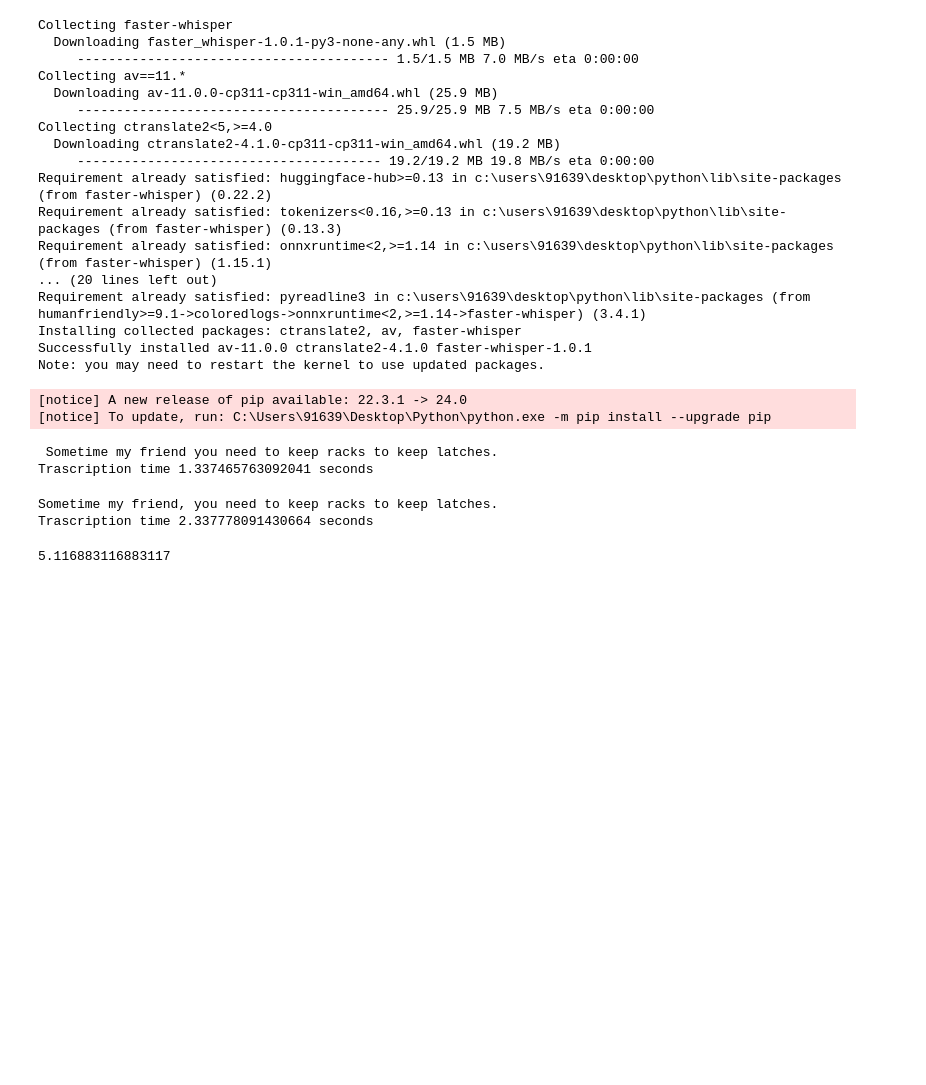
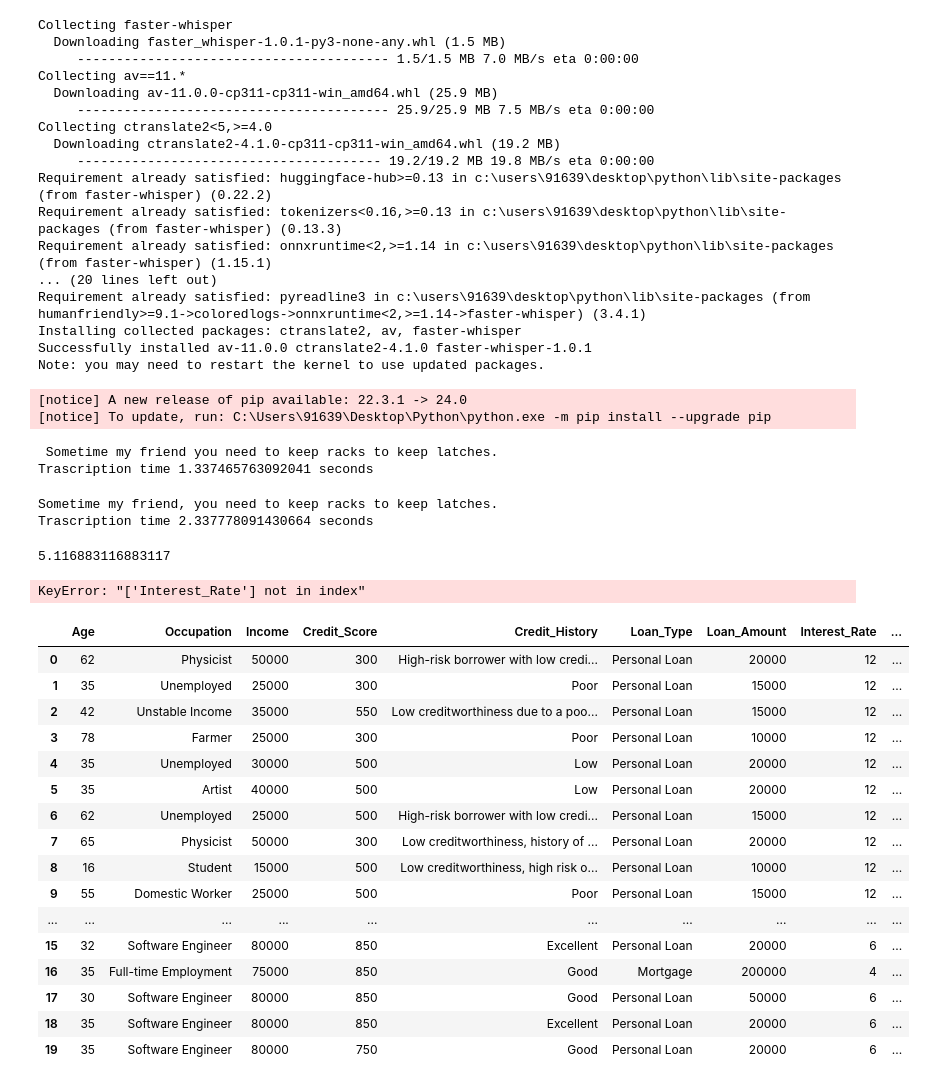
Before and after one commit to Jaid844/AI_loan_agent, a Jupyter notebook: Synthetic dataset.ipynb, the cells around one changed output. Saved outputs shown, nothing was run; the diff lists cells and outputs as text; code cells hidden in the pictures; blank space fills up the shorter version.

```diff
--- a/Synthetic dataset.ipynb
+++ b/Synthetic dataset.ipynb
@@ -329 +328,8 @@ def profile(df):
     return answer
+# %%
+df_1['credit']=df_1.apply(profile,axis=1)
+# %%
+keys = df_1['credit'].iloc[0].keys()
+for key in keys:
+    df_1[key] = df_1['credit'].apply(lambda x: x[key])
+df_1.drop(columns=['credit'], inplace=True)
@@ -329,0 +338,7 @@ def profile(df):
+# %%
+df_2=df_1.loc[:,"Age":"Total_Repayment_Amount"]
+# %%
+df_2=df_2[['Name','Age','Occupation','Income','Credit_Score','Credit_History','Loan_Type','Loan_Amount',
+          'Loan_Term','Monthly_Payment','Interest_Rate','Total_Interest_Paid','Total_Repayment_Amount']]
+# %% [output]
+KeyError: "['Interest_Rate'] not in index"
@@ -329,0 +347,20 @@ def profile(df):
+# %%
+df_2
+# %% [output]
+|  | Age | Occupation | Income | Credit_Score | Credit_History | Loan_Type | Loan_Amount | Interest_Rate | ... |
+| 0 | 62 | Physicist | 50000 | 300 | High-risk borrower with low credi... | Personal Loan | 20000 | 12 | ... |
+| 1 | 35 | Unemployed | 25000 | 300 | Poor | Personal Loan | 15000 | 12 | ... |
+| 2 | 42 | Unstable Income | 35000 | 550 | Low creditworthiness due to a poo... | Personal Loan | 15000 | 12 | ... |
+| 3 | 78 | Farmer | 25000 | 300 | Poor | Personal Loan | 10000 | 12 | ... |
+| 4 | 35 | Unemployed | 30000 | 500 | Low | Personal Loan | 20000 | 12 | ... |
+| 5 | 35 | Artist | 40000 | 500 | Low | Personal Loan | 20000 | 12 | ... |
+| 6 | 62 | Unemployed | 25000 | 500 | High-risk borrower with low credi... | Personal Loan | 15000 | 12 | ... |
+| 7 | 65 | Physicist | 50000 | 300 | Low creditworthiness, history of ... | Personal Loan | 20000 | 12 | ... |
+| 8 | 16 | Student | 15000 | 500 | Low creditworthiness, high risk o... | Personal Loan | 10000 | 12 | ... |
+| 9 | 55 | Domestic Worker | 25000 | 500 | Poor | Personal Loan | 15000 | 12 | ... |
+| ... | ... | ... | ... | ... | ... | ... | ... | ... | ... |
+| 15 | 32 | Software Engineer | 80000 | 850 | Excellent | Personal Loan | 20000 | 6 | ... |
+| 16 | 35 | Full-time Employment | 75000 | 850 | Good | Mortgage | 200000 | 4 | ... |
+| 17 | 30 | Software Engineer | 80000 | 850 | Good | Personal Loan | 50000 | 6 | ... |
+| 18 | 35 | Software Engineer | 80000 | 850 | Excellent | Personal Loan | 20000 | 6 | ... |
+| 19 | 35 | Software Engineer | 80000 | 750 | Good | Personal Loan | 20000 | 6 | ... |
```
Also changed, not shown: parts of 5 cells of this notebook, 8 other files.
